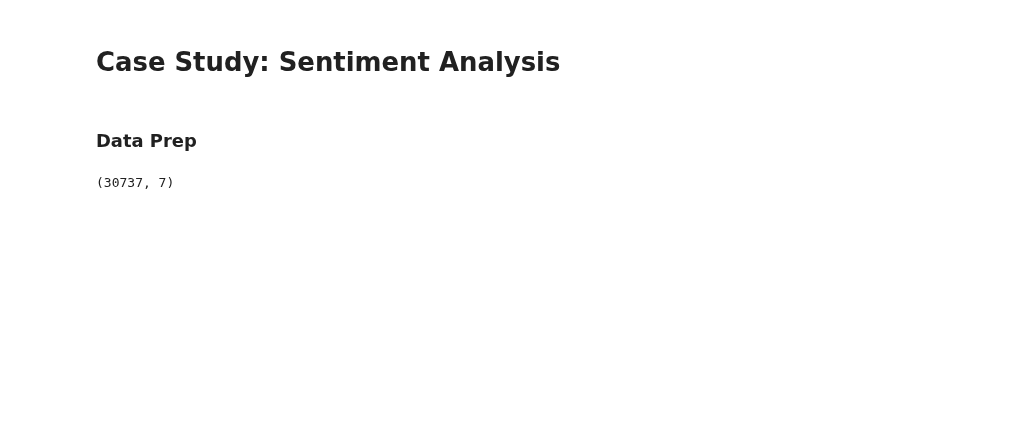
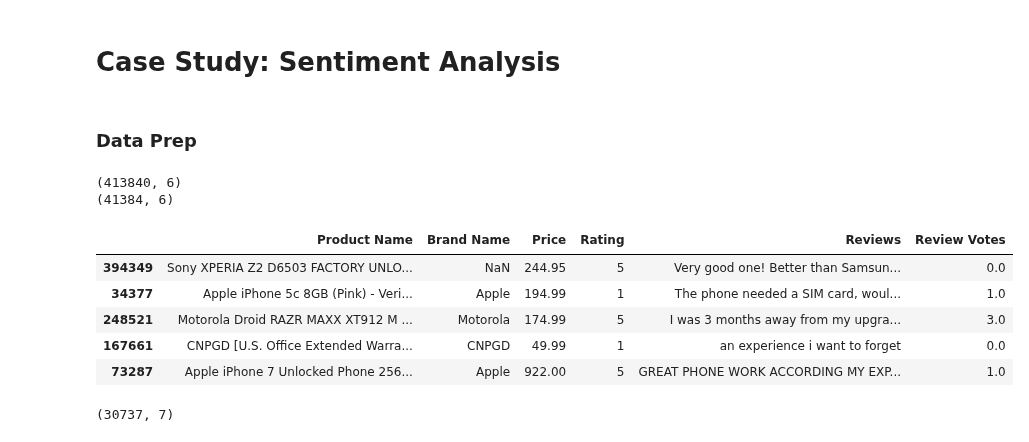
Before and after one commit to anshupandey/xebia_trainin_data, a Jupyter notebook: Case_Study_Sentiment_Analysis_Amazon_Mobile_Reviews.ipynb, the cells around one changed output. Saved outputs shown, nothing was run; the diff lists cells and outputs as text; code cells hidden in the pictures; blank space fills up the shorter version.

```diff
--- a/Case_Study_Sentiment_Analysis_Amazon_Mobile_Reviews.ipynb
+++ b/Case_Study_Sentiment_Analysis_Amazon_Mobile_Reviews.ipynb
@@ -13,11 +15,20 @@ import numpy as np
 # %%
 # Read in the data
-df = pd.read_csv(r"https://media.githubusercontent.com/media/anshupandey/Machine_Learning_Training/master/datasets/Amazon_Unlocked_Mobile.csv")
+df = pd.read_csv(r"Amazon_Unlocked_Mobile.csv")
 print(df.shape)
 # Sample the data to speed up computation
 df = df.sample(frac=0.1, random_state=10)
 print(df.shape)
 df.head()
+# %% [output]
+(413840, 6)
+(41384, 6)
+|  | Product Name | Brand Name | Price | Rating | Reviews | Review Votes |
+| 394349 | Sony XPERIA Z2 D6503 FACTORY UNLO... | NaN | 244.95 | 5 | Very good one! Better than Samsun... | 0.0 |
+| 34377 | Apple iPhone 5c 8GB (Pink) - Veri... | Apple | 194.99 | 1 | The phone needed a SIM card, woul... | 1.0 |
+| 248521 | Motorola Droid RAZR MAXX XT912 M ... | Motorola | 174.99 | 5 | I was 3 months away from my upgra... | 3.0 |
+| 167661 | CNPGD [U.S. Office Extended Warra... | CNPGD | 49.99 | 1 | an experience i want to forget | 0.0 |
+| 73287 | Apple iPhone 7 Unlocked Phone 256... | Apple | 922.00 | 5 | GREAT PHONE WORK ACCORDING MY EXP... | 1.0 |
 # %%
 # Drop missing values
 df.dropna(inplace=True)
```
Also changed, not shown: parts of 9 cells of this notebook.
